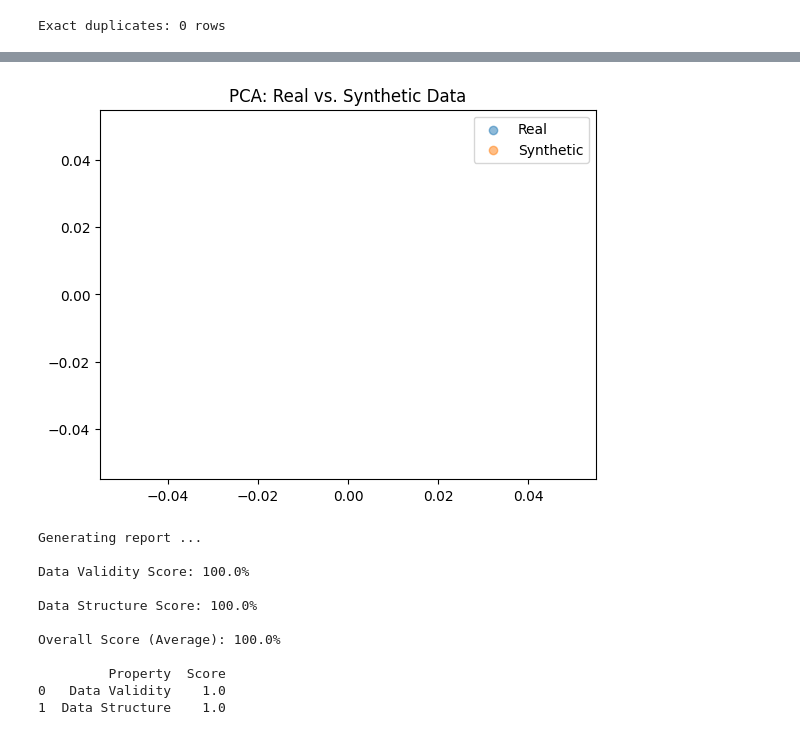
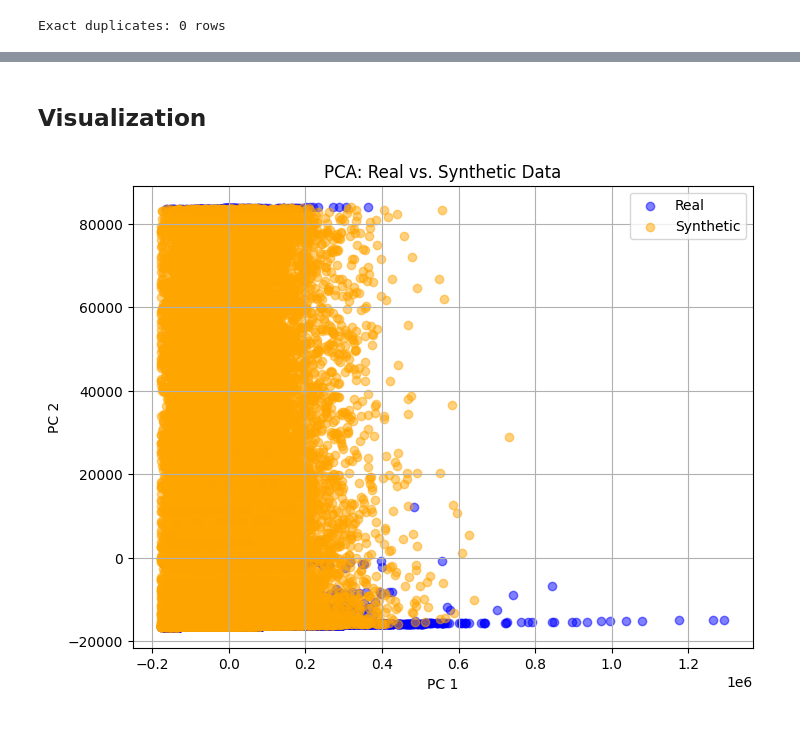
Before and after one commit to zakarias00/synth_tabular_data_gen, a Jupyter notebook: datasec_sync_datagen.ipynb, the cells around one changed output, grey strips where cells are left out. Cells and saved outputs as stored; diff of their text form; code cells hidden in the pictures.

```diff
--- a/datasec_sync_datagen.ipynb
+++ b/datasec_sync_datagen.ipynb
@@ -111,10 +205,12 @@ dtype: int64
 categorical_cols = df.select_dtypes(include="object").columns
 print(categorical_cols)
 
+df_proc = df.copy()
+
 label_encoders = {}
 for col in categorical_cols:
     le = LabelEncoder()
-    df[col] = le.fit_transform(df[col])
+    df_proc[col] = le.fit_transform(df_proc[col])
     label_encoders[col] = le  # Save encoders to reverse later
 # %% [output]
 Index(['workclass', 'education', 'marital-status', 'occupation',
@@ -153,10 +261,12 @@ metadata_dict = metadata.to_dict()  # Convert to dict for later use
 # %%
+NUM_SYNTHETIC_SAMPLES = 30000  # the number of synthetic samples
+
 # Initialize and fit the synthesizer model
 synthesizer = GaussianCopulaSynthesizer(metadata)
-synthesizer.fit(df)
+synthesizer.fit(df_proc)
 
 # Generate synthetic data
-synthetic_data = synthesizer.sample(num_rows=1000)
+synthetic_data = synthesizer.sample(num_rows=NUM_SYNTHETIC_SAMPLES)
 print(synthetic_data.head())
 # %% [output]
    age  workclass  fnlwgt  education  education-num  marital-status  \
@@ -321,40 +522,25 @@ Model Accuracy on Real Data: 0.77
+# %% [markdown]
+## Visualization
 # %%
-from sklearn.decomposition import PCA
-import numpy as np
+# Combine real and synthetic data
+combined = pd.concat([df_proc, synthetic_data])
 
-# Combine real and synthetic data
-combined = pd.concat([df, synthetic_data])
-labels = ['Real'] * len(df) + ['Synthetic'] * len(synthetic_data)
+# Convert to array
+labels = np.array(['Real'] * len(df_proc) + ['Synthetic'] * len(synthetic_data))
 
-# Reduce to 2D using PCA
+# PCA on numeric columns
 pca = PCA(n_components=2)
 pca_results = pca.fit_transform(combined.select_dtypes(include=np.number))
 
-# Plot
-plt.scatter(pca_results[labels == 'Real', 0], pca_results[labels == 'Real', 1], alpha=0.5, label='Real')
-plt.scatter(pca_results[labels == 'Synthetic', 0], pca_results[labels == 'Synthetic', 1], alpha=0.5, label='Synthetic')
+# Plot with correct indexing
+plt.figure(figsize=(8, 6))
+plt.scatter(pca_results[labels == 'Real', 0], pca_results[labels == 'Real', 1], alpha=0.5, label='Real', c='blue')
+plt.scatter(pca_results[labels == 'Synthetic', 0], pca_results[labels == 'Synthetic', 1], alpha=0.5, label='Synthetic', c='orange')
 plt.legend()
 plt.title("PCA: Real vs. Synthetic Data")
+plt.xlabel("PC 1")
+plt.ylabel("PC 2")
+plt.grid(True)
 plt.show()
 # %% [output]
-[figure, old version]
+[figure, new version]
-# %%
-from sdmetrics.reports.single_table import DiagnosticReport
-
-diagnostic_report = DiagnosticReport()
-diagnostic_report.generate(df, synthetic_data, metadata=metadata_dict)
-
-# Check for common issues (e.g., overfitting)
-print(diagnostic_report.get_properties())
-# %% [output]
-Generating report ...
-
-Data Validity Score: 100.0%
-
-Data Structure Score: 100.0%
-
-Overall Score (Average): 100.0%
-
-         Property  Score
-0   Data Validity    1.0
-1  Data Structure    1.0
```
Also changed, not shown: parts of 47 cells of this notebook.
